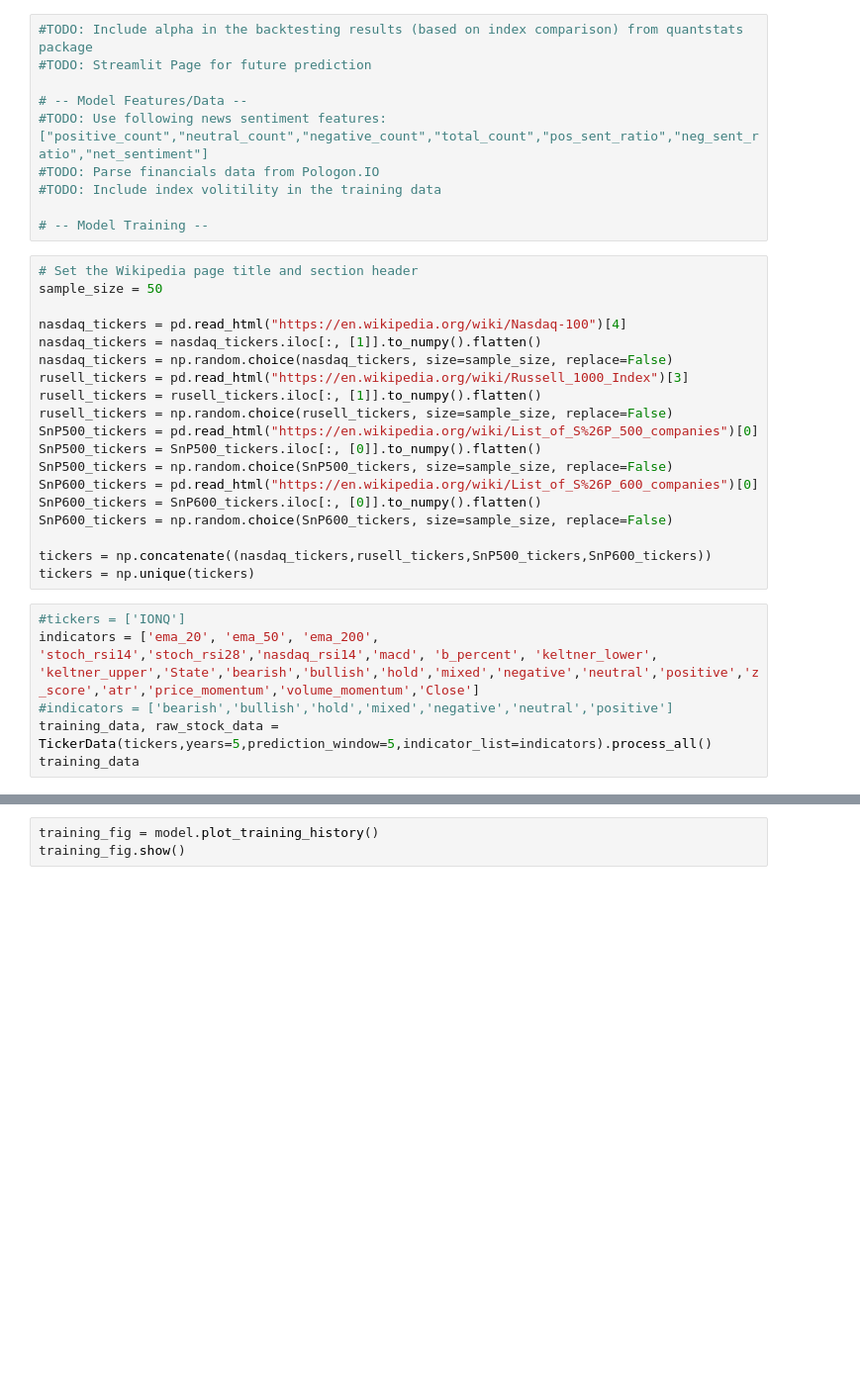
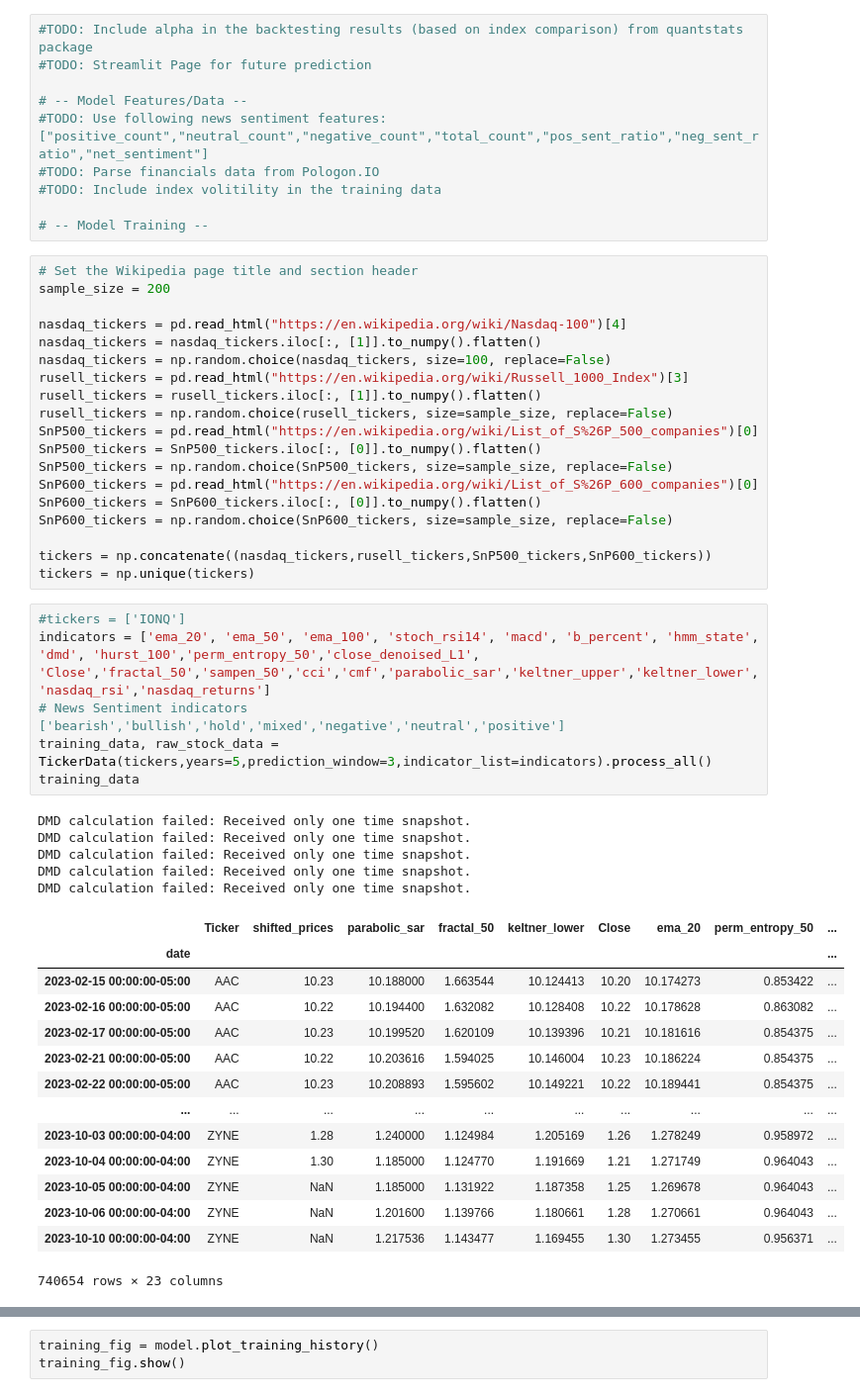
Before and after one commit to taltmann0818/Project_DeepGreen, a Jupyter notebook: Price Prediction2.ipynb, the cells around one changed output, grey strips where cells are left out. Shown at 99% size. Cells and saved outputs as stored; diff of their text form; blank space fills up the shorter version.

```diff
--- a/Price Prediction2.ipynb
+++ b/Price Prediction2.ipynb
@@ -33,11 +34,11 @@ if device == "cuda":
 # -- Model Training --
 # %%
 # Set the Wikipedia page title and section header
-sample_size = 50
+sample_size = 200
 
 nasdaq_tickers = pd.read_html("https://en.wikipedia.org/wiki/Nasdaq-100")[4]
 nasdaq_tickers = nasdaq_tickers.iloc[:, [1]].to_numpy().flatten()
-nasdaq_tickers = np.random.choice(nasdaq_tickers, size=sample_size, replace=False)
+nasdaq_tickers = np.random.choice(nasdaq_tickers, size=100, replace=False)
 rusell_tickers = pd.read_html("https://en.wikipedia.org/wiki/Russell_1000_Index")[3]
 rusell_tickers = rusell_tickers.iloc[:, [1]].to_numpy().flatten()
 rusell_tickers = np.random.choice(rusell_tickers, size=sample_size, replace=False)
@@ -52,7 +53,27 @@ tickers = np.concatenate((nasdaq_tickers,rusell_tickers,SnP500_tickers,SnP600_ti
 tickers = np.unique(tickers)
 # %%
 #tickers = ['IONQ']
-indicators = ['ema_20', 'ema_50', 'ema_200', 'stoch_rsi14','stoch_rsi28','nasdaq_rsi14','macd', 'b_percent', 'keltner_lower', 'keltner_upper','State','bearish','bullish','hold','mixed','negative','neutral','positive','z_score','atr','price_momentum','volume_momentum','Close']
-#indicators = ['bearish','bullish','hold','mixed','negative','neutral','positive']
-training_data, raw_stock_data = TickerData(tickers,years=5,prediction_window=5,indicator_list=indicators).process_all()
+indicators = ['ema_20', 'ema_50', 'ema_100', 'stoch_rsi14', 'macd', 'b_percent', 'hmm_state', 'dmd', 'hurst_100','perm_entropy_50','close_denoised_L1', 'Close','fractal_50','sampen_50','cci','cmf','parabolic_sar','keltner_upper','keltner_lower','nasdaq_rsi','nasdaq_returns']
+# News Sentiment indicators ['bearish','bullish','hold','mixed','negative','neutral','positive']
+training_data, raw_stock_data = TickerData(tickers,years=5,prediction_window=3,indicator_list=indicators).process_all()
 training_data
+# %% [output]
+DMD calculation failed: Received only one time snapshot.
+DMD calculation failed: Received only one time snapshot.
+DMD calculation failed: Received only one time snapshot.
+DMD calculation failed: Received only one time snapshot.
+DMD calculation failed: Received only one time snapshot.
+|  | Ticker | shifted_prices | parabolic_sar | fractal_50 | keltner_lower | Close | ema_20 | perm_entropy_50 | ... |
+| date |  |  |  |  |  |  |  |  | ... |
+| 2023-02-15 00:00:00-05:00 | AAC | 10.23 | 10.188000 | 1.663544 | 10.124413 | 10.20 | 10.174273 | 0.853422 | ... |
+| 2023-02-16 00:00:00-05:00 | AAC | 10.22 | 10.194400 | 1.632082 | 10.128408 | 10.22 | 10.178628 | 0.863082 | ... |
+| 2023-02-17 00:00:00-05:00 | AAC | 10.23 | 10.199520 | 1.620109 | 10.139396 | 10.21 | 10.181616 | 0.854375 | ... |
+| 2023-02-21 00:00:00-05:00 | AAC | 10.22 | 10.203616 | 1.594025 | 10.146004 | 10.23 | 10.186224 | 0.854375 | ... |
+| 2023-02-22 00:00:00-05:00 | AAC | 10.23 | 10.208893 | 1.595602 | 10.149221 | 10.22 | 10.189441 | 0.854375 | ... |
+| ... | ... | ... | ... | ... | ... | ... | ... | ... | ... |
+| 2023-10-03 00:00:00-04:00 | ZYNE | 1.28 | 1.240000 | 1.124984 | 1.205169 | 1.26 | 1.278249 | 0.958972 | ... |
+| 2023-10-04 00:00:00-04:00 | ZYNE | 1.30 | 1.185000 | 1.124770 | 1.191669 | 1.21 | 1.271749 | 0.964043 | ... |
+| 2023-10-05 00:00:00-04:00 | ZYNE | NaN | 1.185000 | 1.131922 | 1.187358 | 1.25 | 1.269678 | 0.964043 | ... |
+| 2023-10-06 00:00:00-04:00 | ZYNE | NaN | 1.201600 | 1.139766 | 1.180661 | 1.28 | 1.270661 | 0.964043 | ... |
+| 2023-10-10 00:00:00-04:00 | ZYNE | NaN | 1.217536 | 1.143477 | 1.169455 | 1.30 | 1.273455 | 0.956371 | ... |
+740654 rows × 23 columns
```
Also changed, not shown: parts of 18 cells of this notebook, 11 other files.
